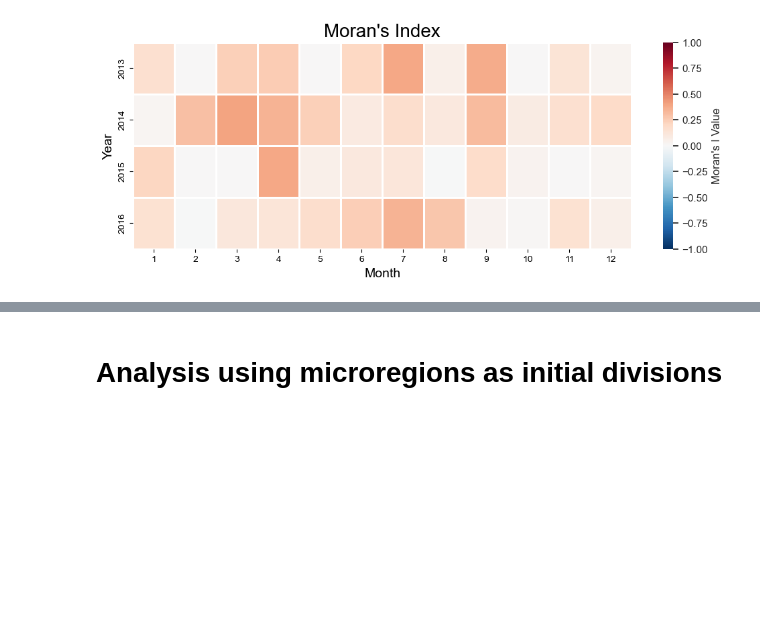
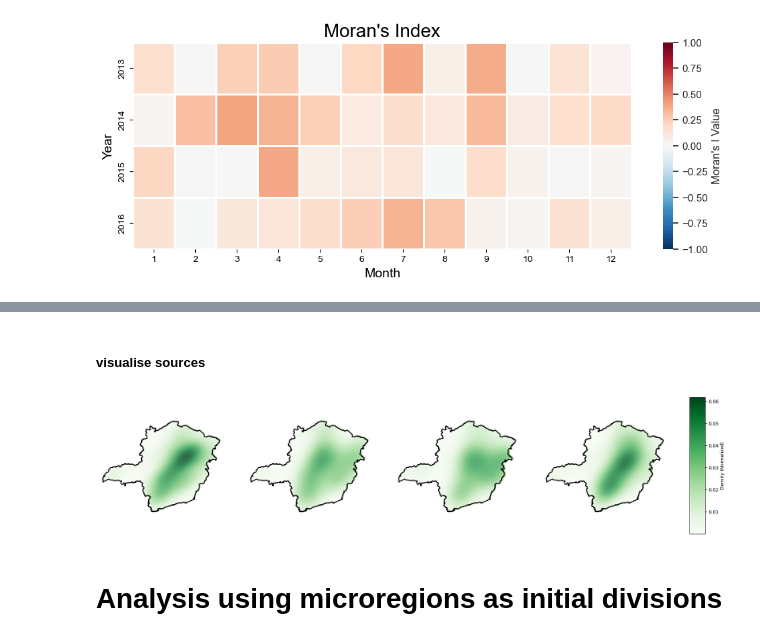
Before and after one commit to Sima-Far/Flow_vector_field, a Jupyter notebook: Main_analysis_using_functions.ipynb, the cells around one changed output, grey strips where cells are left out. Saved outputs shown, nothing was run; the diff lists cells and outputs as text; code cells hidden in the pictures; blank space fills up the shorter version.

```diff
--- a/Main_analysis_using_functions.ipynb
+++ b/Main_analysis_using_functions.ipynb
@@ -326,3 +441,38 @@ plt.savefig('plots/monthly_vector_fields_methods_mean_Moran_I.jpg', dpi=300)
+# %% [markdown]
+##### visualise sources
+# %%
+density_maps = []
+for inside_points in source_points_list:
+    Z= compute_density_map(inside_points, gdf_boundary['geometry'][0], grid_size=200)
+    density_maps.append(Z)
+
+    # **Find the global max density** to standardize colorbars
+global_min = min(np.nanmin(Z) for Z in density_maps)
+global_max = max(np.nanmax(Z) for Z in density_maps)
+
+# **Plot all density maps with the same color scale**
+fig, axes = plt.subplots(1, mw, figsize=(6 * mw, 6))
+
+cmap= "Greens"
+
+x_min, y_min, x_max, y_max = gdf_boundary['geometry'][0].bounds
+for i, ax in enumerate(axes):
+    img = ax.imshow(density_maps[i], origin="lower", extent=(x_min, x_max, y_min, y_max),
+                     cmap=cmap, alpha=0.8, vmin=global_min, vmax=global_max)  # <-- Set fixed color scale
+
+    # Plot the polygon outline
+    x_poly, y_poly = b_effect.exterior.xy
+    ax.plot(x_poly, y_poly, 'k-', linewidth=2)
+
+    #ax.set_title(f"Density Plot {i+1}")
+    ax.axis("off")
+
+fig.subplots_adjust(right=0.85)  # Adjust space for colorbar
+cbar_ax = fig.add_axes([0.88, 0.15, 0.02, 0.7])  # Position: [left, bottom, width, height]
+cbar = ColorbarBase(cbar_ax, cmap=cmap, norm=plt.Normalize(vmin=global_min, vmax=global_max))
+cbar.set_label("Density (Normalized)")
+# %% [output]
+[figure, added]
 # %% [markdown]
 # Analysis using microregions as initial divisions
 # %%
```
Also changed, not shown: parts of 10 cells of this notebook, 2 other files.
